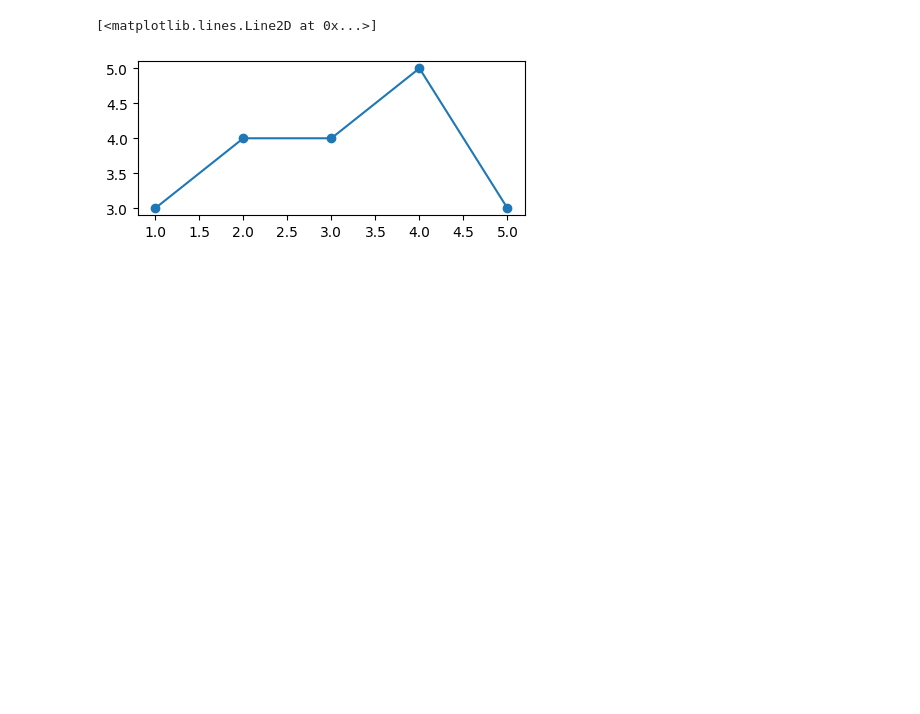
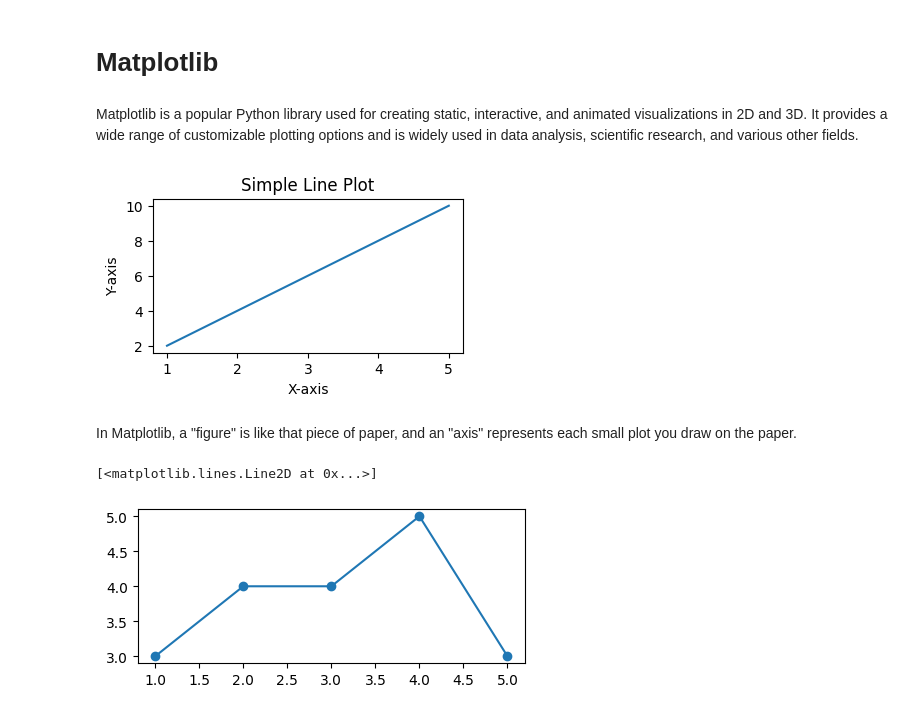
Before and after one commit to namita1005s/digipodium_datascience, a Jupyter notebook: visualization.ipynb, the cells around one changed output. Cells and saved outputs as stored; diff of their text form; code cells hidden in the pictures; blank space fills up the shorter version.

Commit message:
matplotlib library

```diff
--- a/visualization.ipynb
+++ b/visualization.ipynb
@@ -1,2 +1,7 @@
+# %% [markdown]
+# Matplotlib
+# %% [markdown]
+Matplotlib is a popular Python library used for creating static, interactive, and animated visualizations in 2D and 3D.
+ It provides a wide range of customizable plotting options and is widely used in data analysis, scientific research, and various other fields.
 # %%
 import numpy as np
@@ -4,2 +9,24 @@ import matplotlib.pyplot as plt # this is uaed for plot the graph
 import matplotlib as mpl # used for plot styling
+# %%
+#Here's a simple example of creating a basic line plot:
+import matplotlib.pyplot as plt
+
+# Sample data
+x = [1, 2, 3, 4, 5]
+y = [2, 4, 6, 8, 10]
+plt.figure(figsize=(4, 2))
+# Create a line plot
+plt.plot(x, y)
+
+# Add labels and a title
+plt.xlabel('X-axis')
+plt.ylabel('Y-axis')
+plt.title('Simple Line Plot')
+
+# Display the plot
+plt.show()
+# %% [output]
+[figure, added]
+# %% [markdown]
+In Matplotlib, a "figure" is like that piece of paper, and an "axis" represents each small plot you draw on the paper.
 # %%
```
Also changed, not shown: parts of 13 cells of this notebook.
